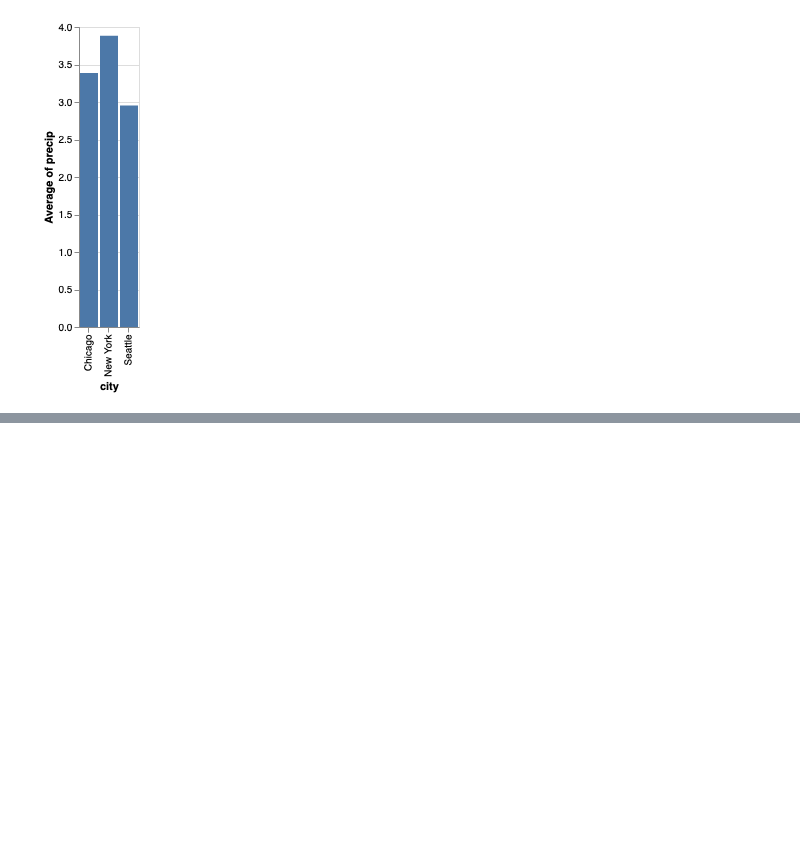
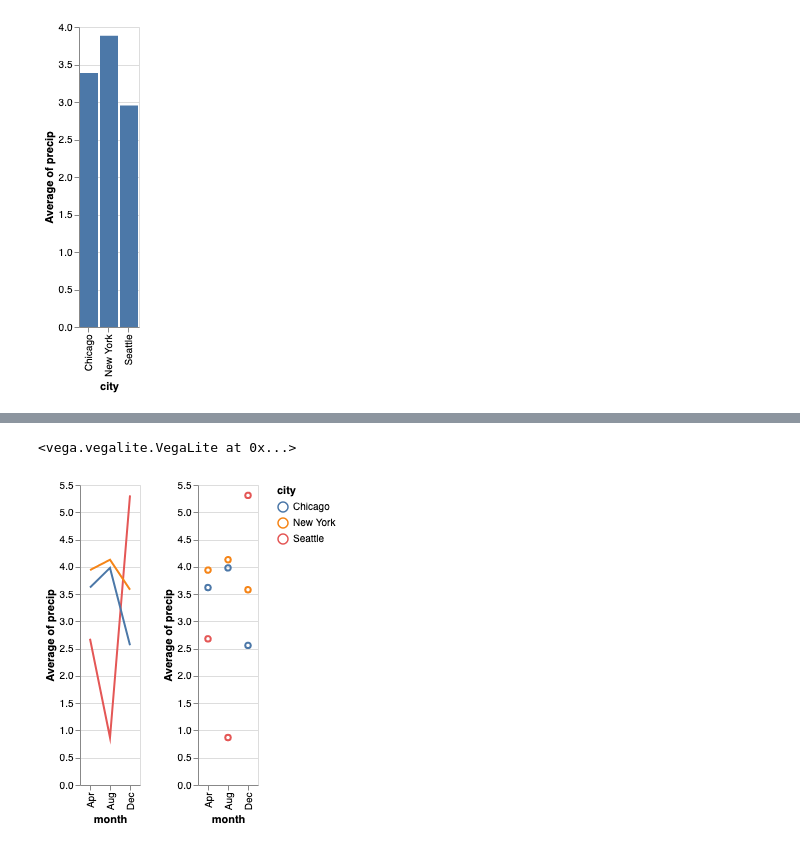
Before and after one commit to hanisaf/mist5730-fall2019, a Jupyter notebook: 30-intro.ipynb, the cells around one changed output, grey strips where cells are left out. Drawn from its saved outputs; the diff is of its cells as text; code cells hidden in the pictures; blank space fills up the shorter version.

```diff
--- a/30-intro.ipynb
+++ b/30-intro.ipynb
@@ -145,0 +168,6 @@ alt.Chart(df).mark_bar().encode(
+# %%
+chart3 = chart1 | chart2
+chart3
+# %% [output]
+<vega.vegalite.VegaLite at 0x...>
+[figure, added]
```
Also changed, not shown: parts of 7 cells of this notebook, 2 other files.
